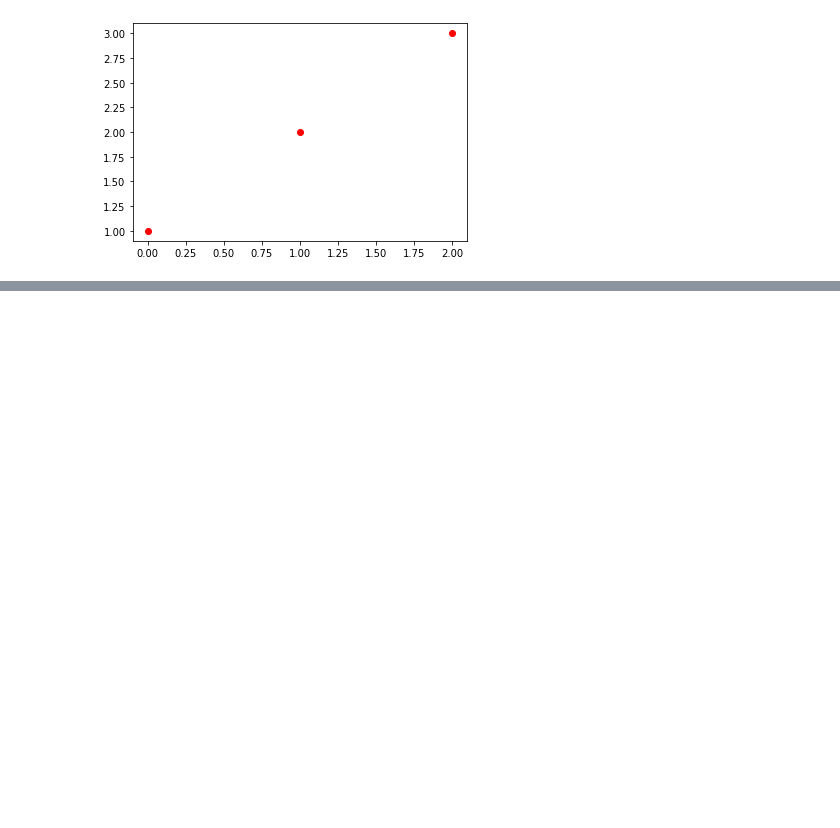
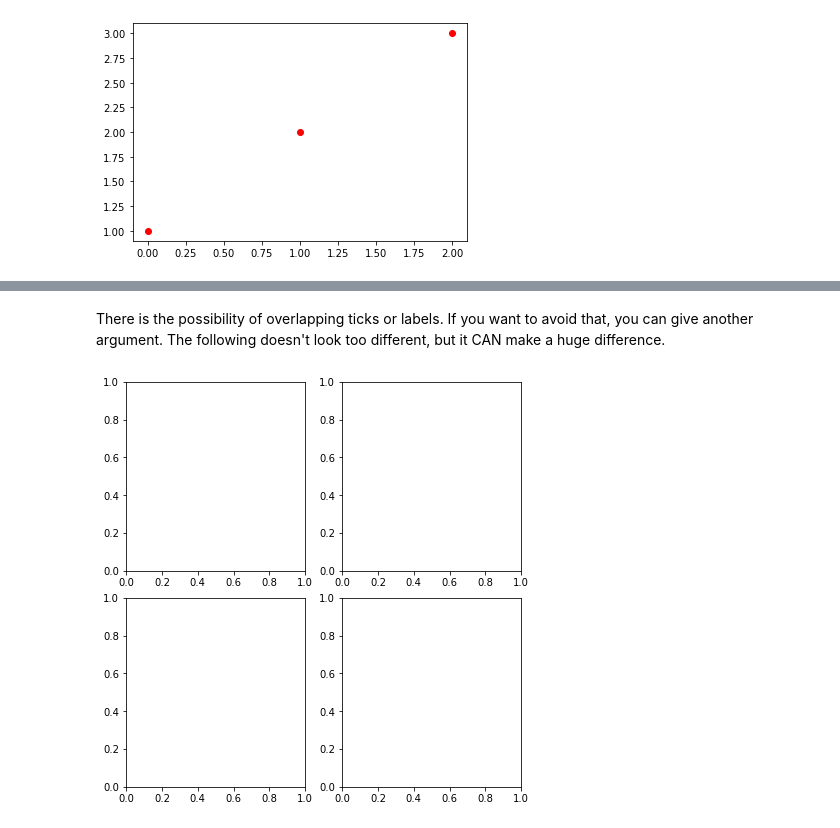
Before and after one commit to LukasNeugebauer/Python_Workshop, a Jupyter notebook: notebooks/11_matplotlib.ipynb, the cells around one changed output, grey strips where cells are left out. Cells and saved outputs as stored; diff of their text form; code cells hidden in the pictures; blank space fills up the shorter version.

```diff
--- a/notebooks/11_matplotlib.ipynb
+++ b/notebooks/11_matplotlib.ipynb
@@ -45,0 +73,6 @@ fig.savefig(os.path.abspath('../img/testplot.png'))
+# %% [markdown]
+There is the possibility of overlapping ticks or labels. If you want to avoid that, you can give another argument. The following doesn't look too different, but it CAN make a huge difference.
+# %%
+fig, axs = plt.subplots(ncols=2, nrows=2, figsize=(6, 6), constrained_layout=True)
+# %% [output]
+[figure, added]
```
Also changed, not shown: parts of 36 cells of this notebook, 11 other files.
